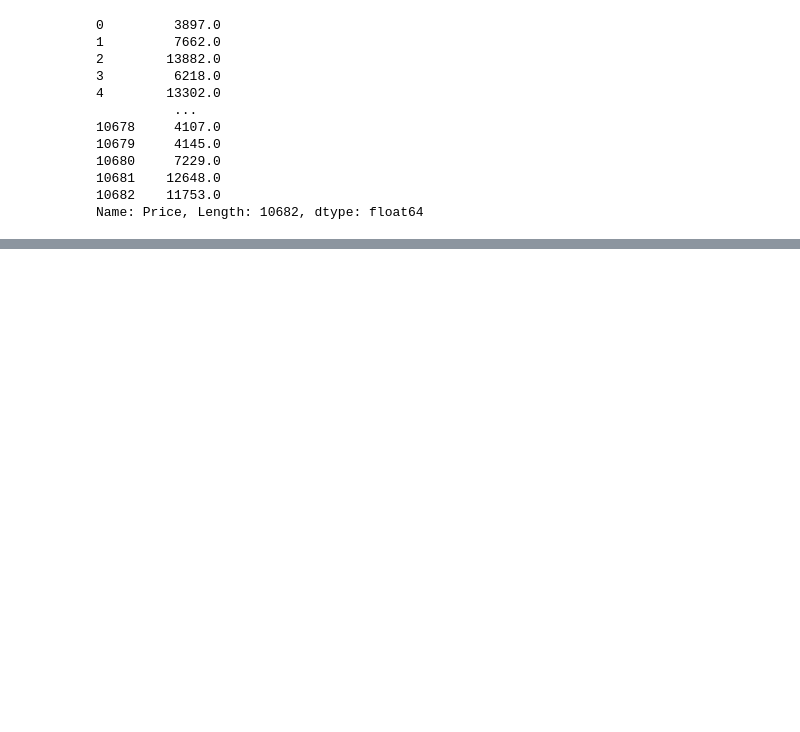
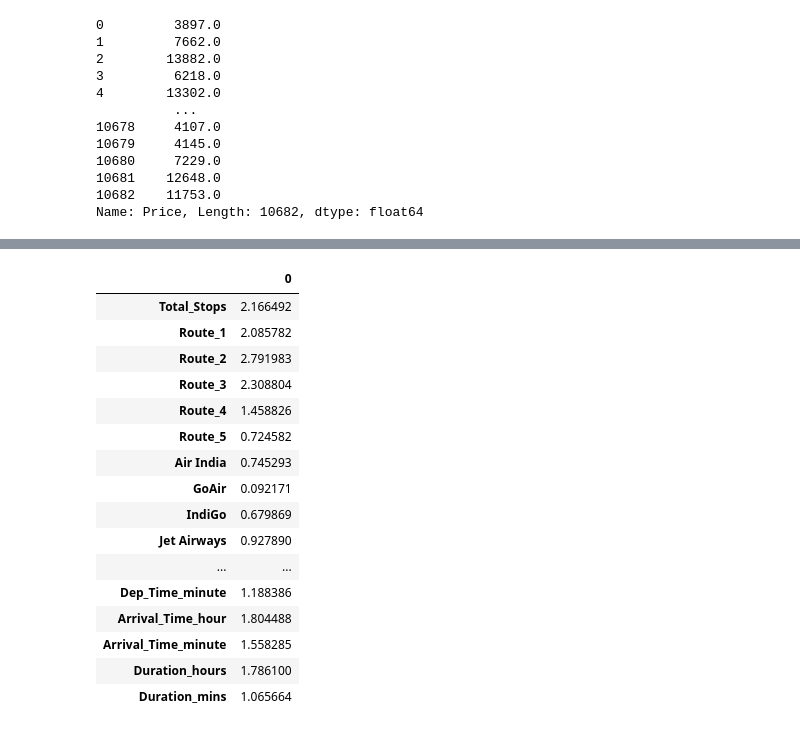
Before and after one commit to crzysab/Data-Science-Real-Projects-in-Python, a Jupyter notebook: Predict_Fare_of_Airlines_Tickets_using_Machine_Learning.ipynb, the cells around one changed output, grey strips where cells are left out. Saved outputs shown, nothing was run; the diff lists cells and outputs as text; code cells hidden in the pictures; blank space fills up the shorter version.

```diff
--- a/Predict_Fare_of_Airlines_Tickets_using_Machine_Learning.ipynb
+++ b/Predict_Fare_of_Airlines_Tickets_using_Machine_Learning.ipynb
@@ -718,0 +735,21 @@ Name: Price, Length: 10682, dtype: float64
+# %%
+imp = pd.DataFrame(mutual_info_classif(X,y), index=X.columns)
+imp
+# %% [output]
+|  | 0 |
+| Total_Stops | 2.166492 |
+| Route_1 | 2.085782 |
+| Route_2 | 2.791983 |
+| Route_3 | 2.308804 |
+| Route_4 | 1.458826 |
+| Route_5 | 0.724582 |
+| Air India | 0.745293 |
+| GoAir | 0.092171 |
+| IndiGo | 0.679869 |
+| Jet Airways | 0.927890 |
+| ... | ... |
+| Dep_Time_minute | 1.188386 |
+| Arrival_Time_hour | 1.804488 |
+| Arrival_Time_minute | 1.558285 |
+| Duration_hours | 1.786100 |
+| Duration_mins | 1.065664 |
```
Also changed, not shown: parts of 5 cells of this notebook.
